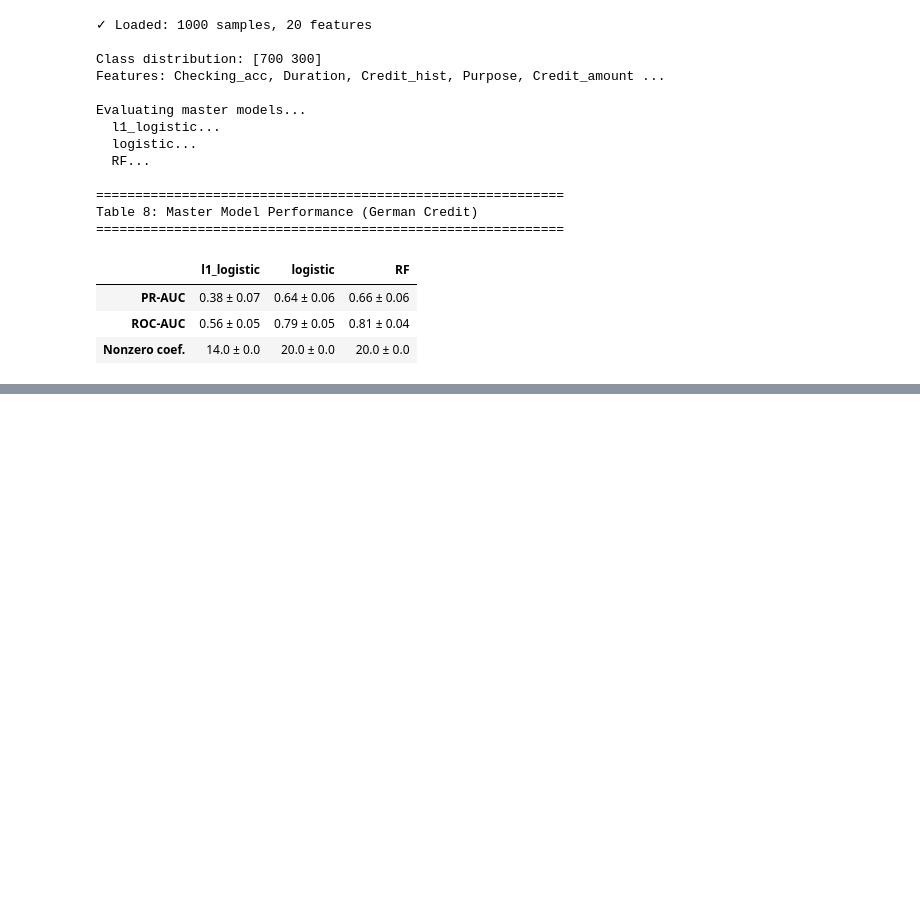
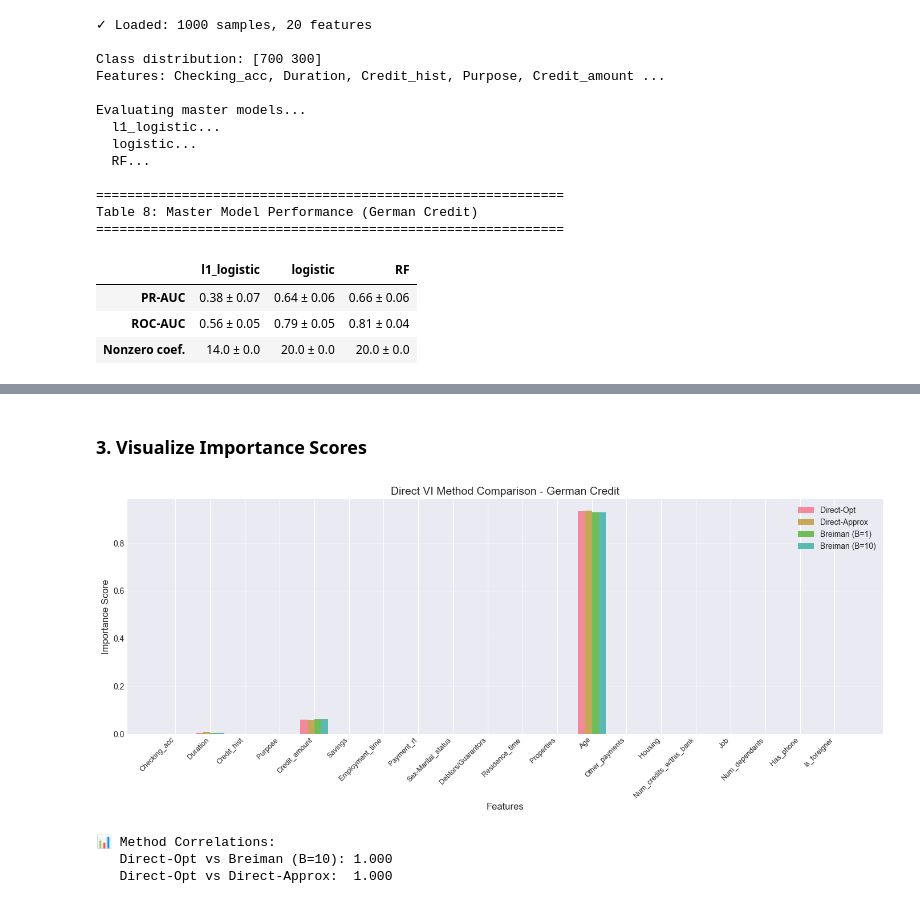
Before and after one commit to IzuiT/permutation-variable-importance, a Jupyter notebook: notebooks/case_studies_tutorial.ipynb, the cells around one changed output, grey strips where cells are left out. Saved outputs shown, nothing was run; the diff lists cells and outputs as text; code cells hidden in the pictures; blank space fills up the shorter version.

Commit message:
German debt study, fixes

```diff
--- a/notebooks/case_studies_tutorial.ipynb
+++ b/notebooks/case_studies_tutorial.ipynb
@@ -441,0 +514,34 @@ Table 8: Master Model Performance (German Credit)
+# %% [markdown]
+### 3. Visualize Importance Scores
+# %%
+# Compare importance scores visually
+fig, ax = plt.subplots(figsize=(14, 6))
+
+x = np.arange(len(features_german))
+width = 0.2
+
+ax.bar(x - 1.5*width, scores_opt, width, label='Direct-Opt', alpha=0.8)
+ax.bar(x - 0.5*width, scores_approx, width, label='Direct-Approx', alpha=0.8)
+ax.bar(x + 0.5*width, scores_b1, width, label='Breiman (B=1)', alpha=0.8)
+ax.bar(x + 1.5*width, scores_b10, width, label='Breiman (B=10)', alpha=0.8)
+
+ax.set_xlabel('Features', fontsize=12)
+ax.set_ylabel('Importance Score', fontsize=12)
+ax.set_title('Direct VI Method Comparison - German Credit', fontsize=14)
+ax.set_xticks(x)
+ax.set_xticklabels(features_german, rotation=45, ha='right', fontsize=9)
+ax.legend()
+ax.grid(axis='y', alpha=0.3)
+
+plt.tight_layout()
+plt.show()
+
+# Show correlation between methods
+print(f"\n📊 Method Correlations:")
+print(f"   Direct-Opt vs Breiman (B=10): {np.corrcoef(scores_opt, scores_b10)[0,1]:.3f}")
+print(f"   Direct-Opt vs Direct-Approx:  {np.corrcoef(scores_opt, scores_approx)[0,1]:.3f}")
+# %% [output]
+[figure, added]
+📊 Method Correlations:
+   Direct-Opt vs Breiman (B=10): 1.000
+   Direct-Opt vs Direct-Approx:  1.000
```
Also changed, not shown: parts of 9 cells of this notebook, 9 other files.
